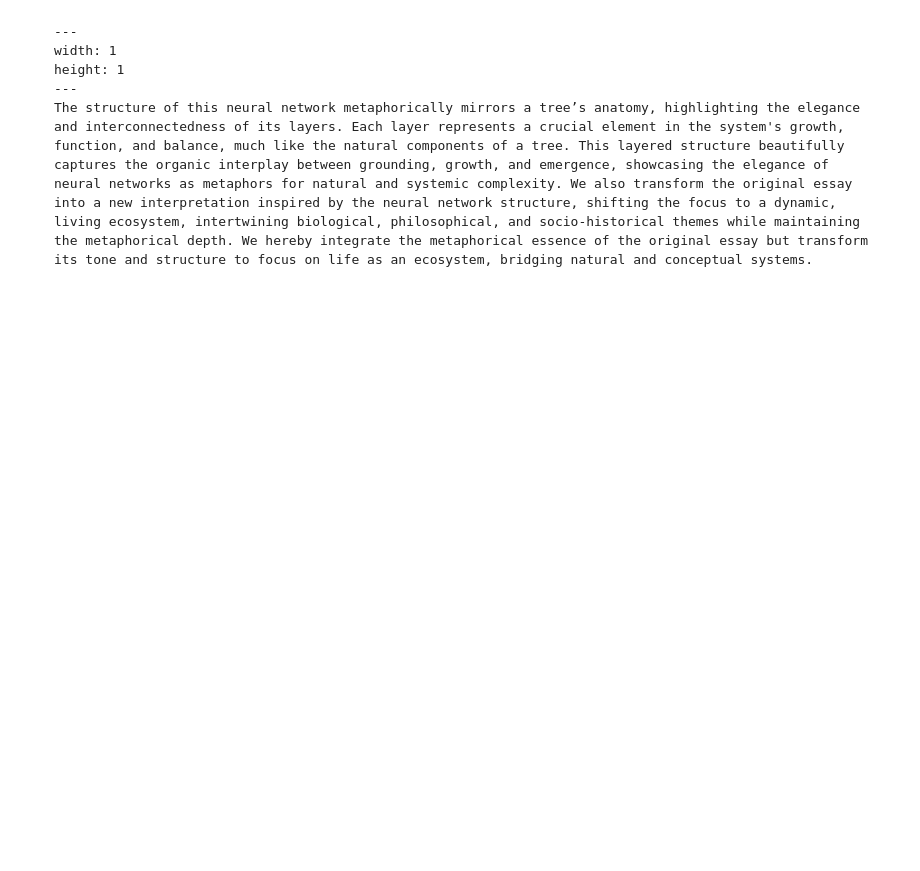
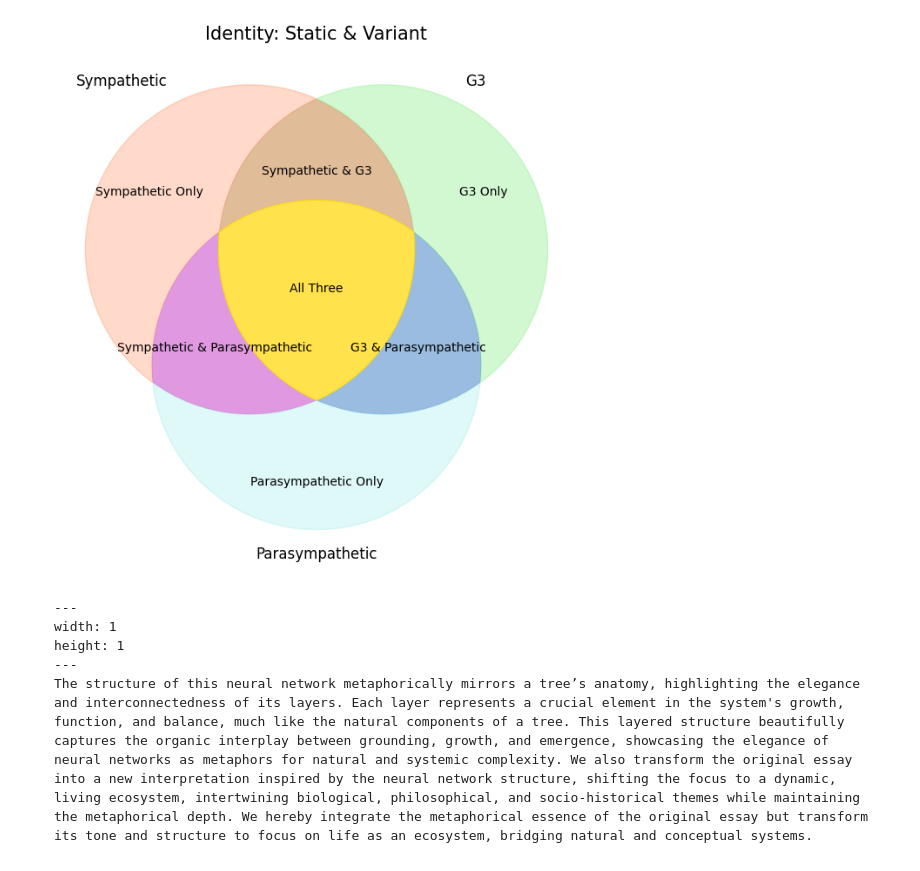
Before and after one commit to abikesa/festokivengere, a Jupyter notebook: kitabo/ensi/_build/jupyter_execute/act3/part2/part2_3.ipynb, the cells around one changed output. Cells and saved outputs as stored; diff of their text form; code cells hidden in the pictures; blank space fills up the shorter version.

Commit message:
static = lazy

````diff
--- a/kitabo/ensi/_build/jupyter_execute/act3/part2/part2_3.ipynb
+++ b/kitabo/ensi/_build/jupyter_execute/act3/part2/part2_3.ipynb
@@ -89,3 +113,37 @@ visualize_nn()
+# %%
+# Create an overlayed Venn diagram for the three compression nodes of the hidden layer
+from matplotlib_venn import venn3
+
+# Define the compression nodes and their relationships
+venn_labels = {
+    '100': 'Sympathetic Only',
+    '010': 'G3 Only',
+    '001': 'Parasympathetic Only',
+    '110': 'Sympathetic & G3',
+    '101': 'Sympathetic & Parasympathetic',
+    '011': 'G3 & Parasympathetic',
+    '111': 'All Three'
+}
+
+# Create the Venn diagram
+plt.figure(figsize=(8, 8))
+venn = venn3(subsets=(1, 1, 1, 1, 1, 1, 1), set_labels=('Sympathetic', 'G3', 'Parasympathetic'))
+
+# Overlay labels for clarity
+for subset, label in venn_labels.items():
+    venn.get_label_by_id(subset).set_text(label)
+
+# Style the Venn diagram
+venn.get_patch_by_id('100').set_color('lightsalmon')
+venn.get_patch_by_id('010').set_color('lightgreen')
+venn.get_patch_by_id('001').set_color('paleturquoise')
+venn.get_patch_by_id('111').set_color('gold')
+venn.get_patch_by_id('111').set_alpha(0.7)
+
+plt.title("Identity: Static & Variant", fontsize=15)
+plt.show()
+# %% [output]
+[figure, added]
 # %% [markdown]
 ```{figure} ../../figures/blanche.*
 ---
````
Also changed, not shown: parts of 3 cells of this notebook, 12 other files.
